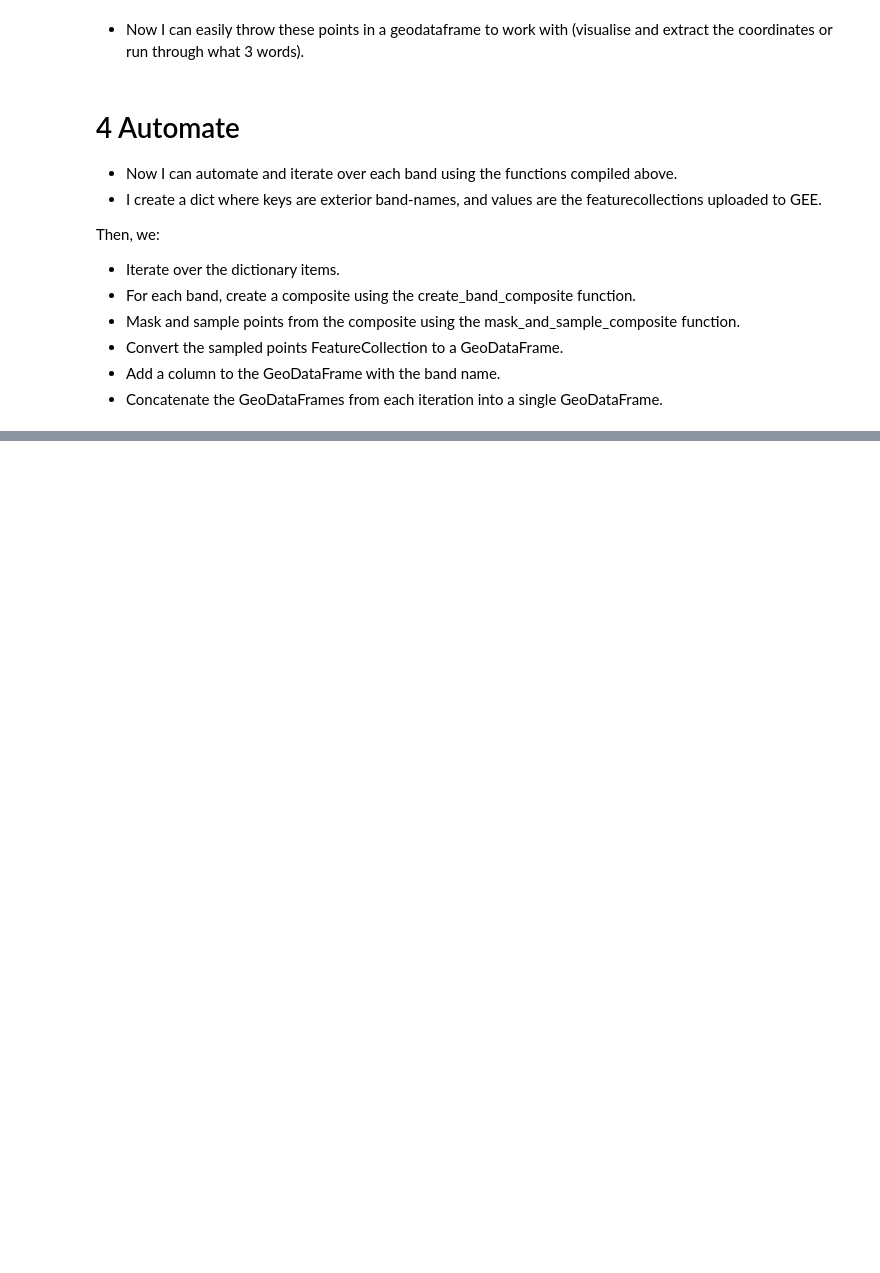
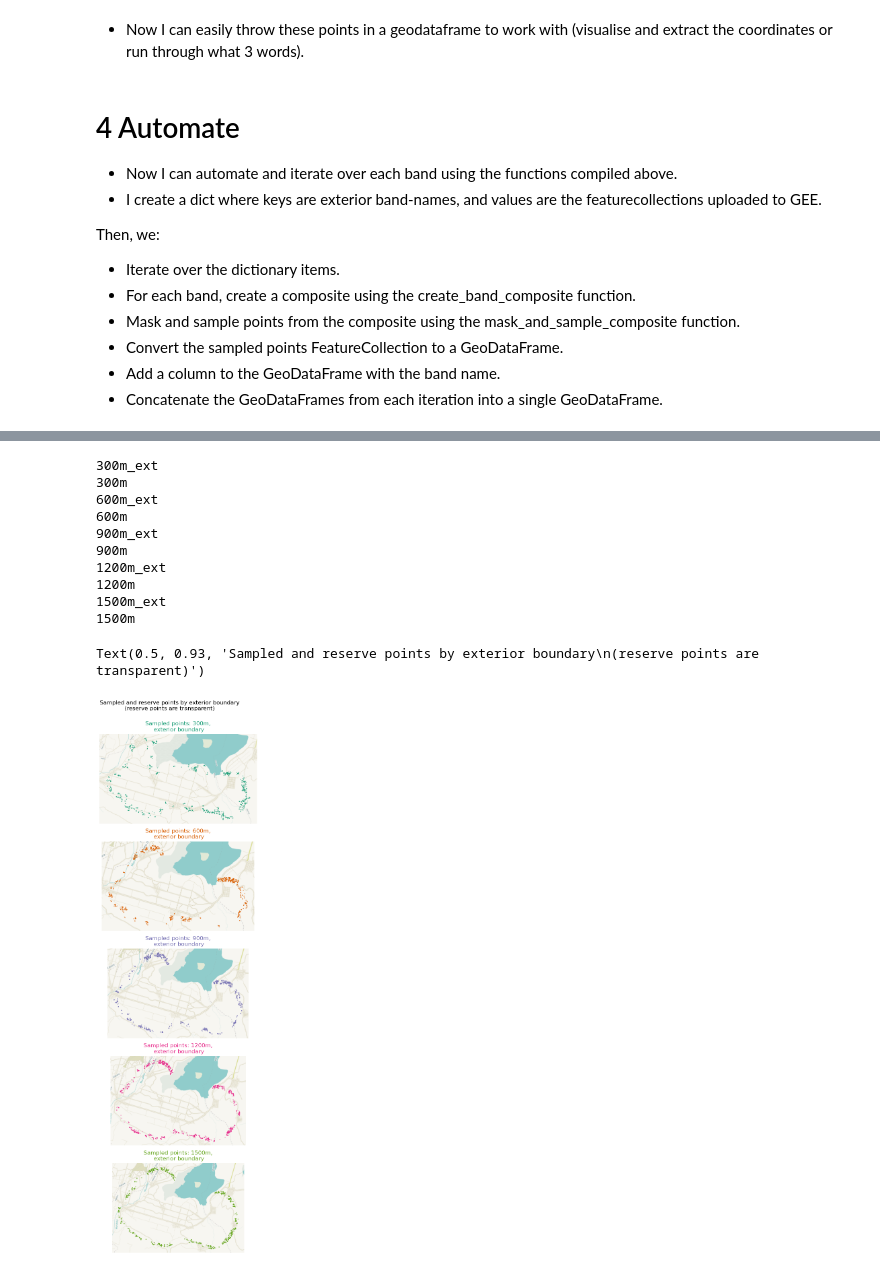
Before and after one commit to riklinssen/naico_geographic_sampling, a Jupyter notebook: geographic_samling.ipynb, the cells around one changed output, grey strips where cells are left out. Drawn from its saved outputs; the diff is of its cells as text; code cells hidden in the pictures; blank space fills up the shorter version.

```diff
--- a/geographic_samling.ipynb
+++ b/geographic_samling.ipynb
@@ -495,9 +502,11 @@ all_samples_df=pd.DataFrame()
 for band_name, feature_collection in exterior_bands.items():
         composite = create_band_composite(feature_collection, dynamic_world)                     # Create composite for the band
 
-        sampled_points = mask_and_sample_composite(composite, feature_collection, landcover_class=4, num_points=220, scale=10, seed=seed)   # Mask and sample the composite
+        sampled_points = mask_and_sample_composite(composite, feature_collection, landcover_class=4, num_points=540, scale=10, seed=seed)   # Mask and sample the composite
             #add to a geo-dataframe
-        points_gdf=ee_featurecollection_to_geopandas(points)
+        points_gdf=ee_featurecollection_to_geopandas(sampled_points)
+        print(points_gdf.head())
+        print(len(points_gdf))
         points_gdf['band_name'] = band_name
         all_samples_df = pd.concat([all_samples_df, points_gdf], ignore_index=True, axis=0)
 
@@ -509,3 +518,5 @@ all_samples_gdf
 
 #set the crs projection .
 all_samples_gdf.crs = 'EPSG:4326'
+
+#len(all_samples_gdf)
@@ -560 +573,49 @@ for band_name, color in zip(unique_band_names, color_list):
+# %%
+all_samples_gdf = all_samples_gdf.to_crs(epsg=3857) #change the projection for plotting.
+all_samples_gdf
+# Create a color map based on 'band_name'
+unique_band_names = all_samples_gdf['band_name'].unique()
+color_list = ['#1b9e77','#d95f02','#7570b3','#e7298a','#66a61e']
+
+
+
+
+
+#Plot each set of points based on 'band_name'
+fig, axes=plt.subplots(5,1, figsize=(20, 20))
+for i, (band_name, color) in enumerate(zip(unique_band_names, color_list)): #enumerating to refer to axes, zipping names and colors for each band.
+    print(band_name)
+     # # Select the subset of points corresponding to the current band_name
+
+    sel=all_samples_gdf.loc[(all_samples_gdf['band_name'] == band_name) & (all_samples_gdf['sampled']=='sampled')]
+       # Plot the sampled points with the specified color and label
+    sel.plot(ax=axes[i],  color=color, label=band_name, alpha=1, edgecolor=color, markersize = 1)
+       #plot the reserves with a higher alpha
+    res=all_samples_gdf.loc[(all_samples_gdf['band_name'] == band_name) & (all_samples_gdf['sampled']=='reserve')]
+    res.plot(ax=axes[i],  color="None", label=band_name, alpha=0.5, edgecolor=color, markersize = 1)
+
+
+
+    #add a basemap
+    betterlabel= band_name[:-4]
+    print(betterlabel)
+    cx.add_basemap(axes[i], source=cx.providers.OpenStreetMap.HOT, attribution=False)
+    axes[i].set_title('Sampled points: {},\n exterior boundary'.format(betterlabel), color=color)
+    axes[i].set_axis_off()
+
+
+fig.suptitle("Sampled and reserve points by exterior boundary\n(reserve points are transparent)", x=0.5, y=0.93)
+# %% [output]
+300m_ext
+300m
+600m_ext
+600m
+900m_ext
+900m
+1200m_ext
+1200m
+1500m_ext
+1500m
+Text(0.5, 0.93, 'Sampled and reserve points by exterior boundary\n(reserve points are transparent)')
+[figure, added]
 # %%
```
Also changed, not shown: parts of 14 cells of this notebook, 1 other file.
